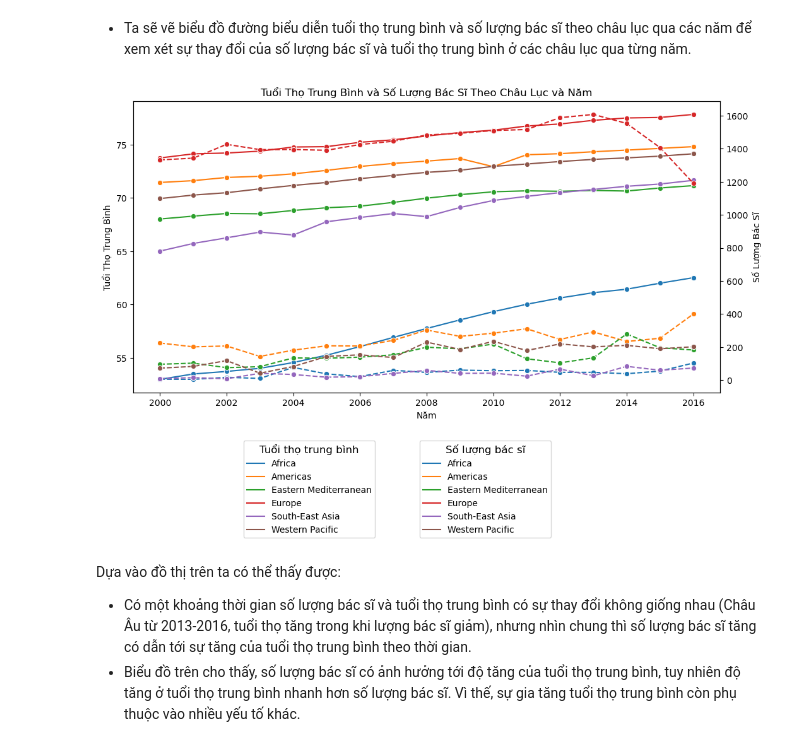
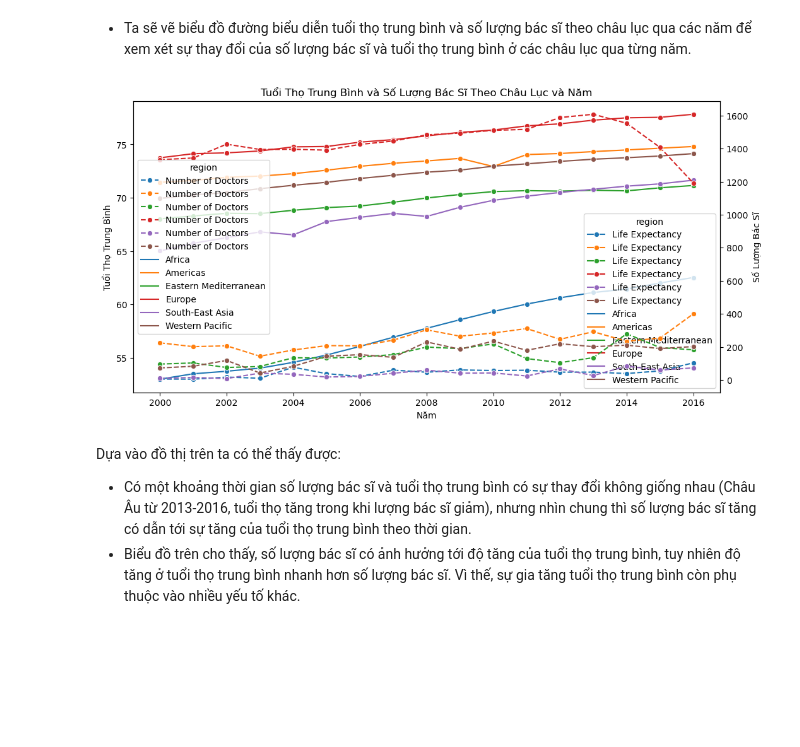
Before and after one commit to asde3458/P4DS, a Jupyter notebook: Source/Question.ipynb, the cells around one changed output. Saved outputs shown, nothing was run; the diff lists cells and outputs as text; code cells hidden in the pictures; blank space fills up the shorter version.

```diff
--- a/Source/Question.ipynb
+++ b/Source/Question.ipynb
@@ -502,27 +502,28 @@ plt.show()
 Từ biểu đồ trên ta có thể thấy số lượng bác sĩ có ảnh hưởng đến tuổi thọ trung bình vì số lượng bác sĩ càng lớn cho thấy sự quan tâm đến y tế của quốc gia càng lớn. Tuy nhiên, từ biểu đồ ta chưa thể xác định rõ được liệu số lượng các sĩ có ảnh hưởng mật thiết đến tuổi thọ trung bình hay không.
 # %% [markdown]
 - Ta sẽ vẽ biểu đồ đường biểu diễn tuổi thọ trung bình và số lượng bác sĩ theo châu lục qua các năm để xem xét sự thay đổi của số lượng bác sĩ và tuổi thọ trung bình ở các châu lục qua từng năm.
-# %%
-# Groupby theo châu lục và năm, tính trung bình tuổi thọ và số lượng bác sĩ
-grouped_df = data_df.groupby(['region', 'year']).agg({'life_expect': 'mean', 'doctors': 'sum'}).reset_index()
-
-# Vẽ biểu đồ line plot
-plt.figure(figsize=(12, 6))
-sns.lineplot(x='year', y='life_expect', hue='region', data=grouped_df, marker='o')
-plt.title('Tuổi Thọ Trung Bình và Số Lượng Bác Sĩ Theo Châu Lục và Năm')
-plt.xlabel('Năm')
-plt.ylabel('Tuổi Thọ Trung Bình')
-plt.legend(title='Tuổi thọ trung bình', fontsize=10, title_fontsize=12, loc='upper center', bbox_to_anchor=(0.3, -0.15))
-
-# Sử dụng trục phụ để vẽ số lượng bác sĩ
-ax2 = plt.gca().twinx()
-sns.lineplot(x='year', y='doctors', hue='region', data=grouped_df, marker='o', linestyle='--', ax=ax2)
-ax2.set_ylabel('Số Lượng Bác Sĩ')
-ax2.legend(title='Số lượng bác sĩ', fontsize=10, title_fontsize=12, loc='upper center', bbox_to_anchor=(0.6, -0.15))
-
-plt.show()
-# %% [output]
-[figure, removed]
+# %%
+# Tắt tất cả các cảnh báo
+warnings.filterwarnings("ignore")
+
+# Groupby theo châu lục và năm, tính trung bình tuổi thọ và số lượng bác sĩ
+grouped_df = data_df.groupby(['region', 'year']).agg({'life_expect': 'mean', 'doctors': 'sum'}).reset_index()
+
+# Vẽ biểu đồ line plot
+plt.figure(figsize=(12, 6))
+sns.lineplot(x='year', y='life_expect', hue='region', data=grouped_df, marker='o', label='Life Expectancy')
+plt.title('Tuổi Thọ Trung Bình và Số Lượng Bác Sĩ Theo Châu Lục và Năm')
+plt.xlabel('Năm')
+plt.ylabel('Tuổi Thọ Trung Bình')
+
+# Sử dụng trục phụ để vẽ số lượng bác sĩ
+ax2 = plt.gca().twinx()
+sns.lineplot(x='year', y='doctors', hue='region', data=grouped_df, marker='o', linestyle='--', label='Number of Doctors', ax=ax2)
+ax2.set_ylabel('Số Lượng Bác Sĩ')
+
+plt.show()
+# %% [output]
+[figure, added]
 # %% [markdown]
 Dựa vào đồ thị trên ta có thể thấy được:
 - Có một khoảng thời gian số lượng bác sĩ và tuổi thọ trung bình có sự thay đổi không giống nhau (Châu Âu từ 2013-2016, tuổi thọ tăng trong khi lượng bác sĩ giảm), nhưng nhìn chung thì số lượng bác sĩ tăng có dẫn tới sự tăng của tuổi thọ trung bình theo thời gian.
```
Also changed, not shown: 2 other files.
